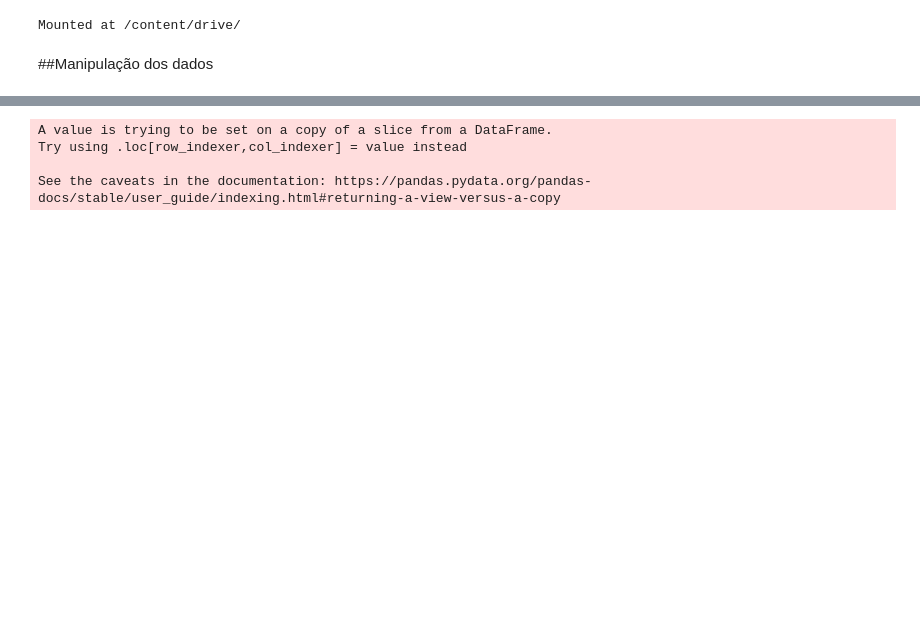
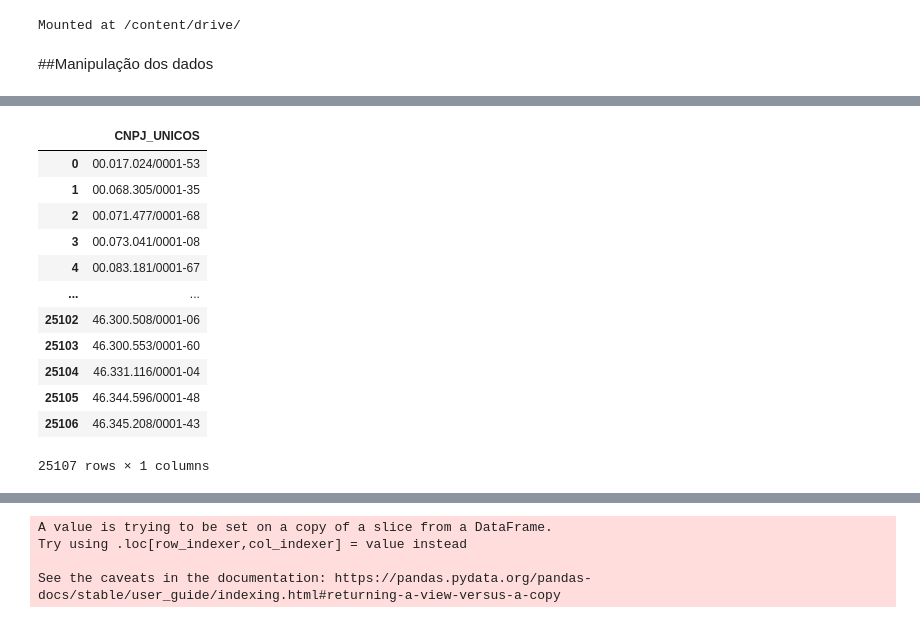
Before and after one commit to jaxrosil/jaxrosil, a Jupyter notebook: DesafioDados.ipynb, the cells around one changed output, grey strips where cells are left out. Cells and saved outputs as stored; diff of their text form; code cells hidden in the pictures; blank space fills up the shorter version.

```diff
--- a/DesafioDados.ipynb
+++ b/DesafioDados.ipynb
@@ -182,3 +188,21 @@ df = pd.concat([df2104, df2105, df2106, df2107, df2108, df2109, df2110, df2111,
 # %%
 #Reset dos índices
 df.reset_index(drop=True, inplace=True)
+# %%
+#CNPJ distintos
+cnpj = df["CNPJ_FUNDO"].unique()
+cnpj = pd.DataFrame(cnpj, columns=["CNPJ_UNICOS"])
+# %% [output]
+|  | CNPJ_UNICOS |
+| 0 | 00.017.024/0001-53 |
+| 1 | 00.068.305/0001-35 |
+| 2 | 00.071.477/0001-68 |
+| 3 | 00.073.041/0001-08 |
+| 4 | 00.083.181/0001-67 |
+| ... | ... |
+| 25102 | 46.300.508/0001-06 |
+| 25103 | 46.300.553/0001-60 |
+| 25104 | 46.331.116/0001-04 |
+| 25105 | 46.344.596/0001-48 |
+| 25106 | 46.345.208/0001-43 |
+25107 rows × 1 columns
```
Also changed, not shown: parts of 17 cells of this notebook.
